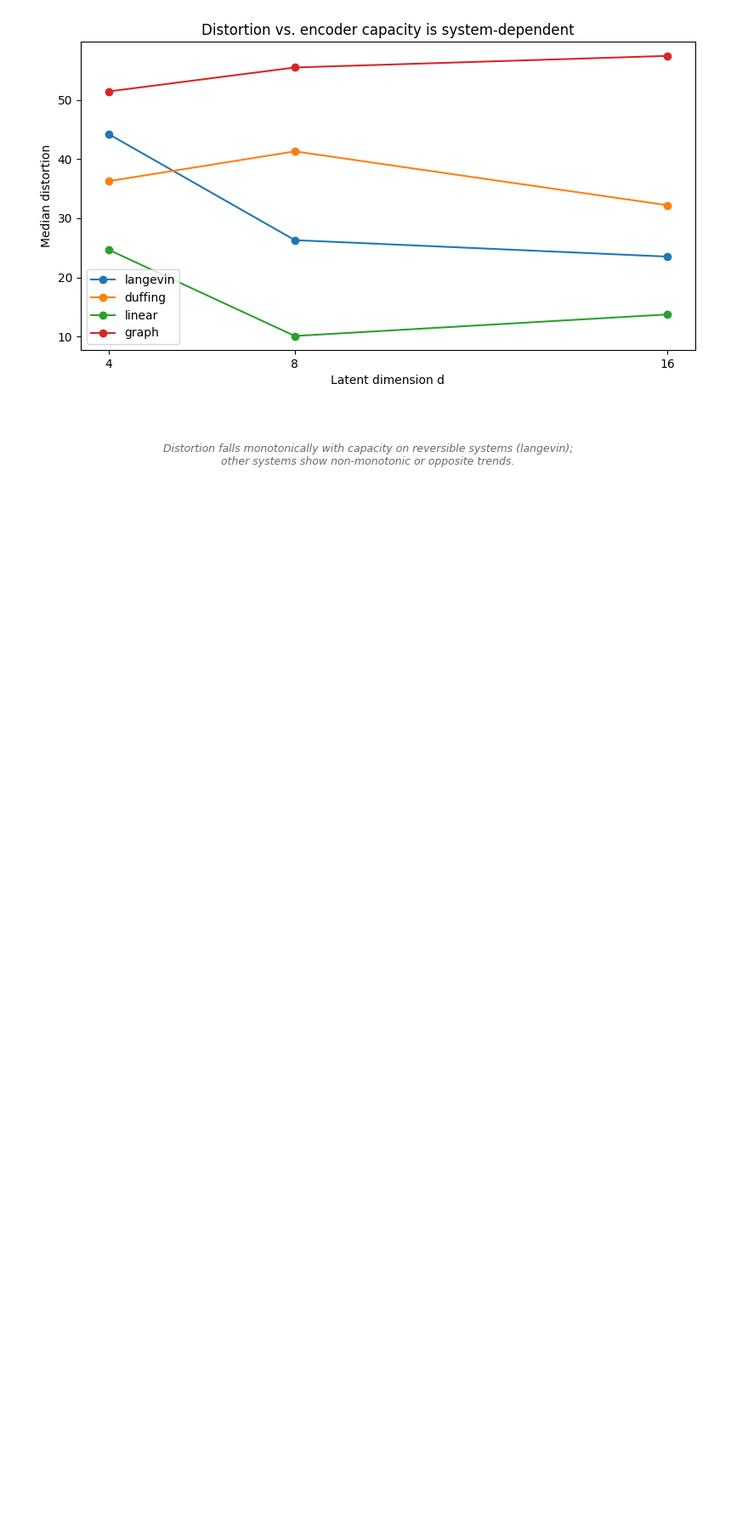
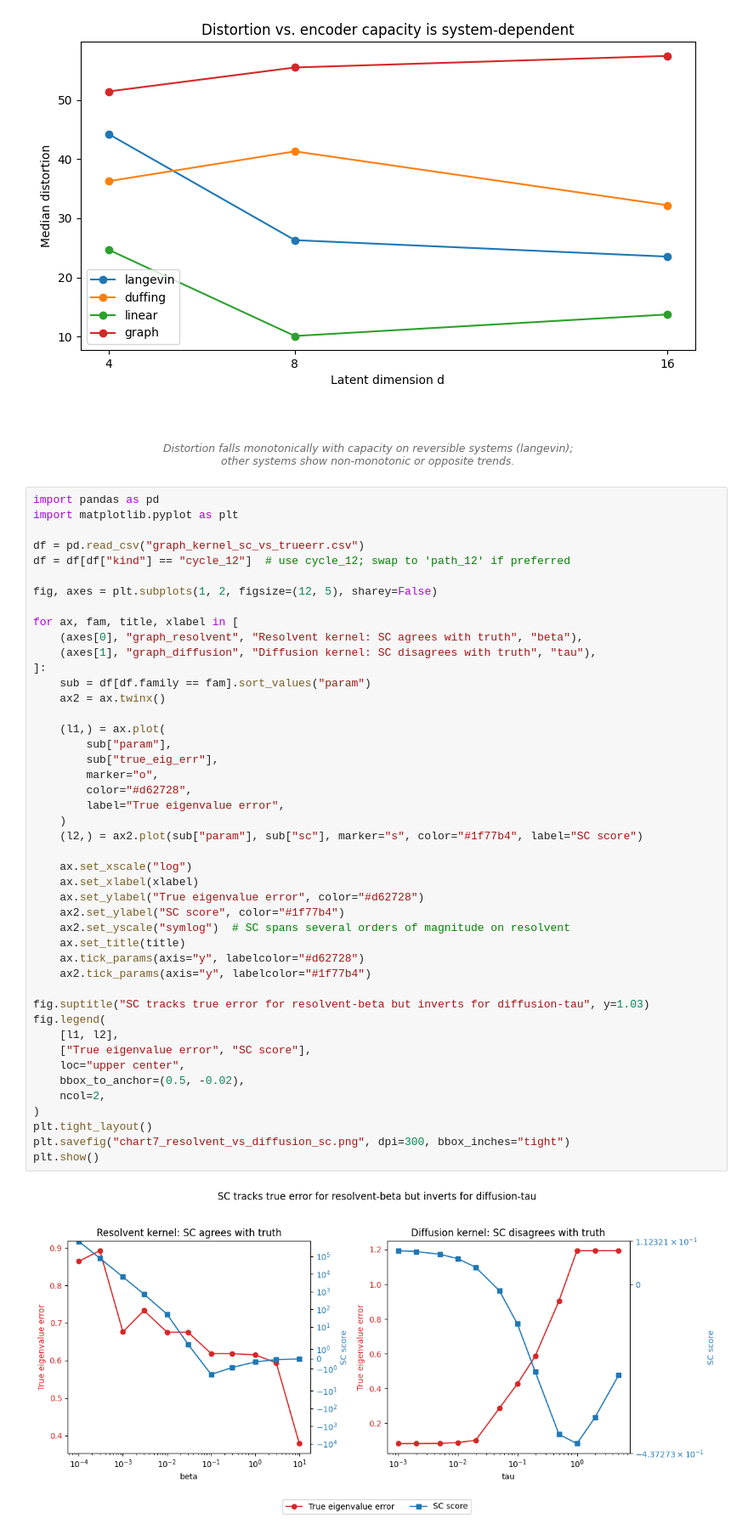
Before and after one commit to stephaniejat/kooplearn, a Jupyter notebook: analysis/plots.ipynb, the cells around one changed output. Shown at 85% size. Drawn from its saved outputs; the diff is of its cells as text; blank space fills up the shorter version.

```diff
--- a/analysis/plots.ipynb
+++ b/analysis/plots.ipynb
@@ -134,3 +134,50 @@ plt.savefig("chart6_distortion_vs_d.png", dpi=300, bbox_inches="tight")
 plt.show()
 # %% [output]
 [figure]
+# %%
+import pandas as pd
+import matplotlib.pyplot as plt
+
+df = pd.read_csv("graph_kernel_sc_vs_trueerr.csv")
+df = df[df["kind"] == "cycle_12"]  # use cycle_12; swap to 'path_12' if preferred
+
+fig, axes = plt.subplots(1, 2, figsize=(12, 5), sharey=False)
+
+for ax, fam, title, xlabel in [
+    (axes[0], "graph_resolvent", "Resolvent kernel: SC agrees with truth", "beta"),
+    (axes[1], "graph_diffusion", "Diffusion kernel: SC disagrees with truth", "tau"),
+]:
+    sub = df[df.family == fam].sort_values("param")
+    ax2 = ax.twinx()
+
+    (l1,) = ax.plot(
+        sub["param"],
+        sub["true_eig_err"],
+        marker="o",
+        color="#d62728",
+        label="True eigenvalue error",
+    )
+    (l2,) = ax2.plot(sub["param"], sub["sc"], marker="s", color="#1f77b4", label="SC score")
+
+    ax.set_xscale("log")
+    ax.set_xlabel(xlabel)
+    ax.set_ylabel("True eigenvalue error", color="#d62728")
+    ax2.set_ylabel("SC score", color="#1f77b4")
+    ax2.set_yscale("symlog")  # SC spans several orders of magnitude on resolvent
+    ax.set_title(title)
+    ax.tick_params(axis="y", labelcolor="#d62728")
+    ax2.tick_params(axis="y", labelcolor="#1f77b4")
+
+fig.suptitle("SC tracks true error for resolvent-beta but inverts for diffusion-tau", y=1.03)
+fig.legend(
+    [l1, l2],
+    ["True eigenvalue error", "SC score"],
+    loc="upper center",
+    bbox_to_anchor=(0.5, -0.02),
+    ncol=2,
+)
+plt.tight_layout()
+plt.savefig("chart7_resolvent_vs_diffusion_sc.png", dpi=300, bbox_inches="tight")
+plt.show()
+# %% [output]
+[figure, added]
```
Also changed, not shown: 11 other files.
